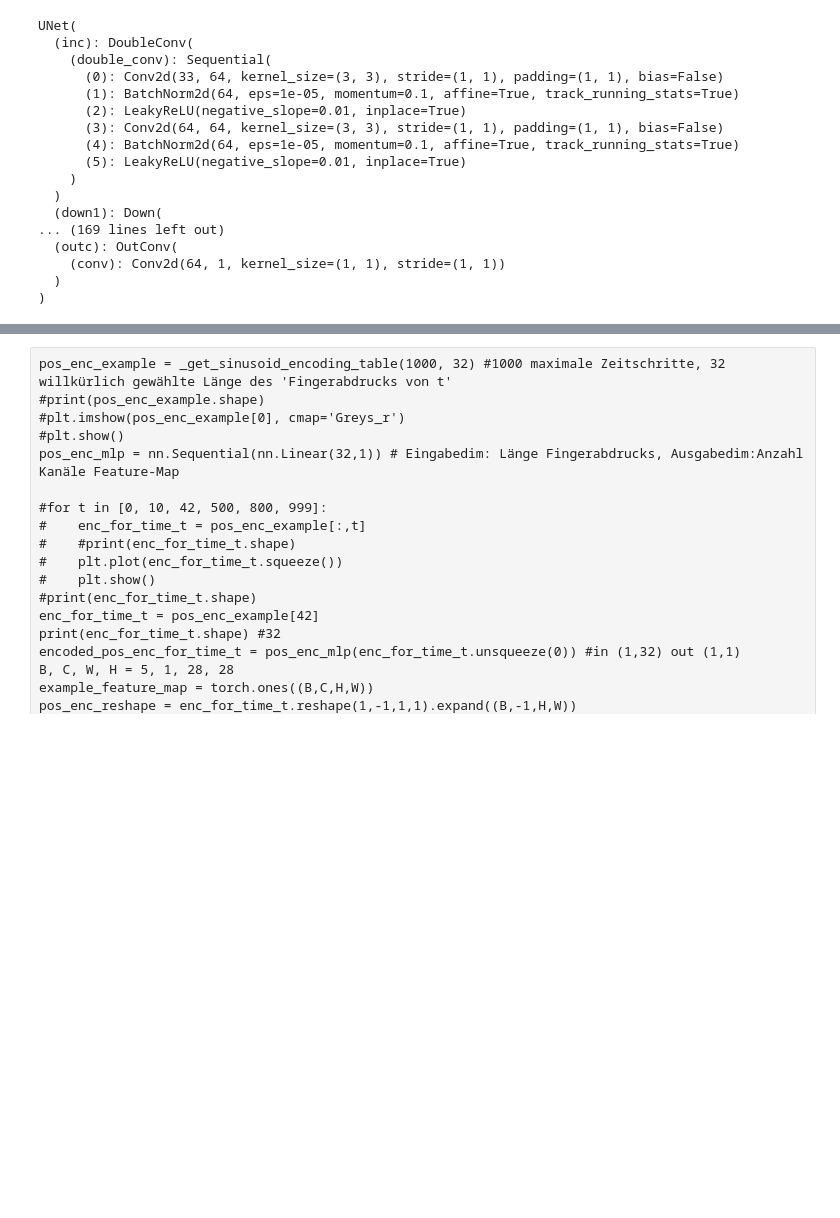
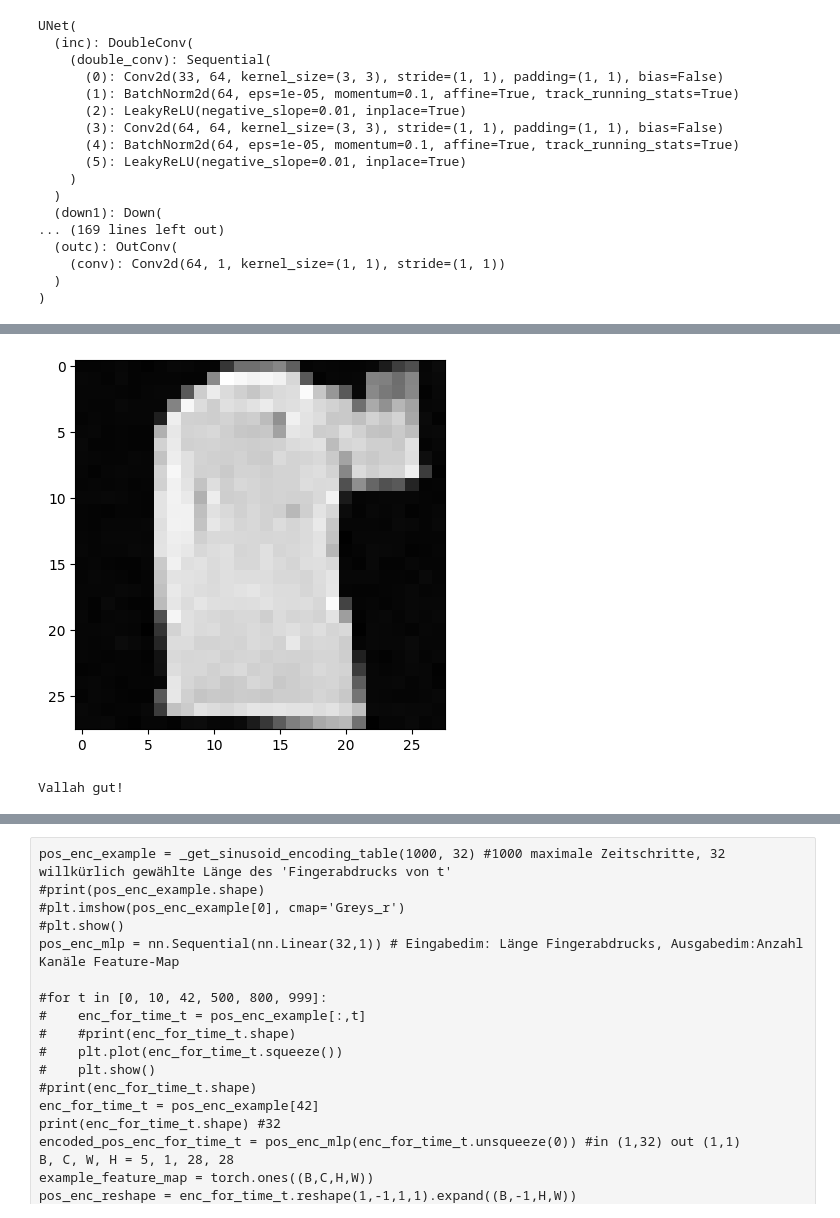
Before and after one commit to FirstThread/DDPM-and-LDM, a Jupyter notebook: FashionMNIST_Dataset-Diffusion_Model.ipynb, the cells around one changed output, grey strips where cells are left out. Drawn from its saved outputs; the diff is of its cells as text; code cells hidden in the pictures; blank space fills up the shorter version.

```diff
--- a/FashionMNIST_Dataset-Diffusion_Model.ipynb
+++ b/FashionMNIST_Dataset-Diffusion_Model.ipynb
@@ -1008,0 +938,18 @@ for j in reversed(range(999)):
+# %%
+def ich_checke_gerne_ob_richtig():
+    label = 0
+    index = 0
+    img_gen = wir_generieren_gerne_bilder()
+    pred = resnet(img_gen)
+    for g in range(10):
+        if dataset_train.classes[g] == dataset_valid.classes[pred.argmax().cpu()]:
+            index = g
+    if index == label:
+        print("Vallah gut!")
+    else:
+        ich_checke_gerne_ob_richtig()
+# %%
+ich_checke_gerne_ob_richtig()
+# %% [output]
+[figure, added]
+Vallah gut!
```
Also changed, not shown: parts of 16 cells of this notebook, 6 other files.
